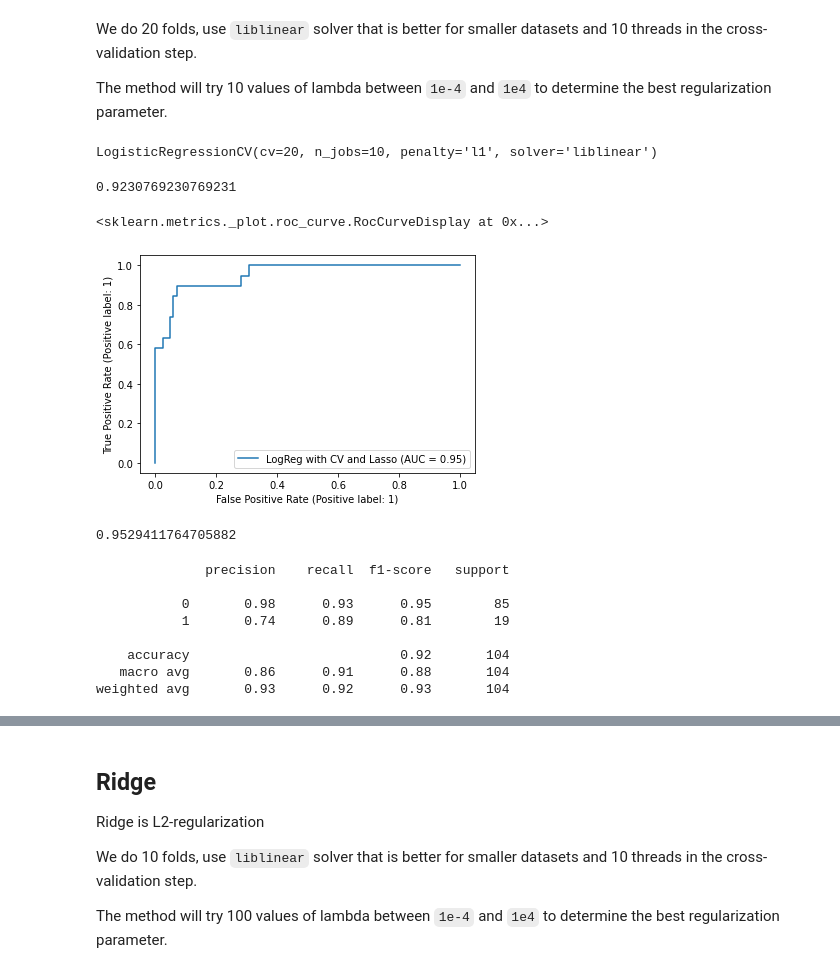
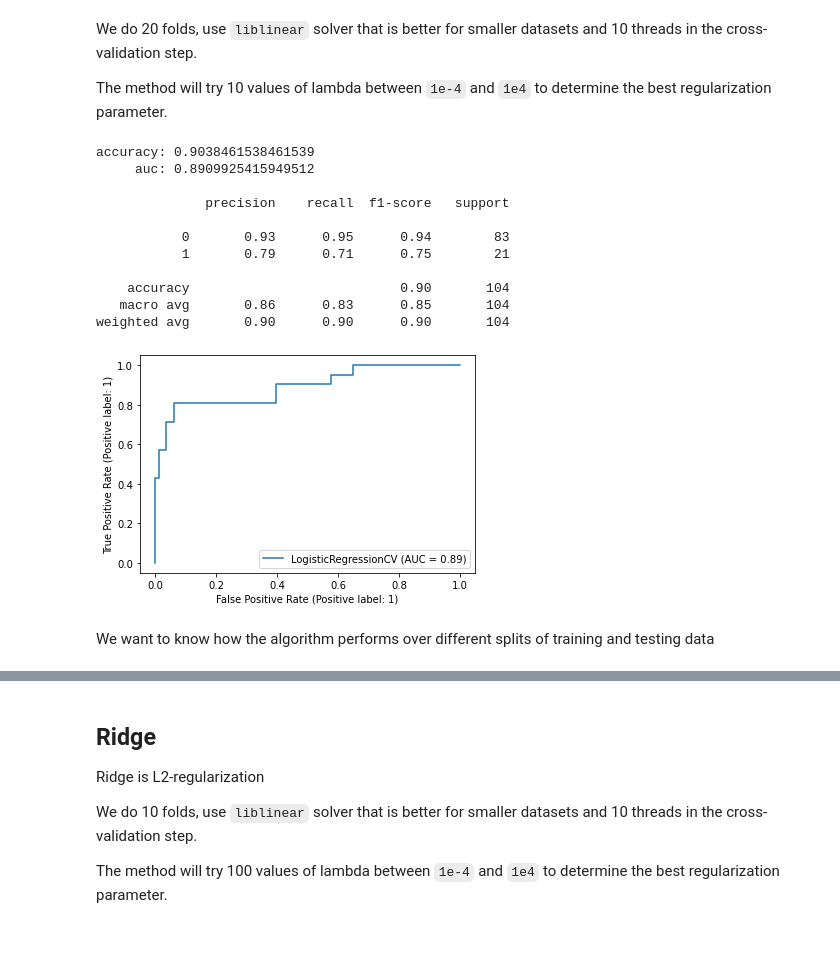
Before and after one commit to johannes-graner/statistical-machine-learning, a Jupyter notebook: project/LogReg.ipynb, the cells around one changed output, grey strips where cells are left out. Cells and saved outputs as stored; diff of their text form; code cells hidden in the pictures; blank space fills up the shorter version.

```diff
--- a/project/LogReg.ipynb
+++ b/project/LogReg.ipynb
@@ -101,12 +102,12 @@ cols_to_norm = [
     'Mean Age Female',
     'Age Lead',
     'Age Co-Lead',
-    'Number of actors',
-    'Proportion of words lead',
-    'Proportion of words co-lead',
-    'Ratio words co-lead lead',
-    'Proportion of words female',
-    'Proportion of female actors',
+    'Number of actors'#,
+    #'Proportion of words lead',
+    #'Proportion of words co-lead',
+    #'Ratio words co-lead lead',
+    #'Proportion of words female',
+    #'Proportion of female actors',
 ]
 # %%
 scaler = skl_pre.StandardScaler()
@@ -198,6 +201,15 @@ True
 features = featureSet1.copy()
 #features.remove('Proportion of words female')
 target = 'Lead'
+# %%
+def fit_and_test(classifier, train, test, features, target, suppress_output = False):
+    classifier.fit(train[features], train[target])
+    if not suppress_output:
+        skl_met.plot_roc_curve(classifier, test[features], test[target])
+        print('accuracy: ' + str(classifier.score(test[features], test[target])))
+        print('     auc: ' + str(skl_met.roc_auc_score(test[target], classifier.predict_proba(test[features])[:,1])) + '\n')
+        print(skl_met.classification_report(test[target], classifier.predict(test[features])))
+    return classifier
 # %% [markdown]
 ## Lasso
 
@@ -207,32 +219,19 @@ We do 20 folds, use `liblinear` solver that is better for smaller datasets and 1
 
 The method will try 10 values of lambda between `1e-4` and `1e4` to determine the best regularization parameter.
 # %%
-logRegLasso = skl_lm.LogisticRegressionCV(Cs=10, cv=20, penalty='l1', solver='liblinear', n_jobs=10)
+logRegLasso = fit_and_test(skl_lm.LogisticRegressionCV(Cs=10, cv=20, penalty='l1', solver='liblinear', n_jobs=10), train, test, features, target)
+# %% [output]
+accuracy: 0.9038461538461539
+     auc: 0.8909925415949512
+
+              precision    recall  f1-score   support
+
+           0       0.93      0.95      0.94        83
+           1       0.79      0.71      0.75        21
+
+    accuracy                           0.90       104
+   macro avg       0.86      0.83      0.85       104
+weighted avg       0.90      0.90      0.90       104
+[figure, added]
-# %%
-logRegLasso.fit(train[features], train[target])
-# %% [output]
-LogisticRegressionCV(cv=20, n_jobs=10, penalty='l1', solver='liblinear')
-# %%
-logRegLasso.score(test[features], test[target])
-# %% [output]
-0.9230769230769231
-# %%
-skl_met.plot_roc_curve(logRegLasso, test[features], test[target], name='LogReg with CV and Lasso')
-# %% [output]
-<sklearn.metrics._plot.roc_curve.RocCurveDisplay at 0x...>
-[figure, removed]
-# %%
-skl_met.roc_auc_score(test[target], logRegLasso.predict_proba(test[features])[:,1])
-# %% [output]
-0.9529411764705882
-# %%
-print(skl_met.classification_report(test[target], logRegLasso.predict(test[features])))
-# %% [output]
-              precision    recall  f1-score   support
-
-           0       0.98      0.93      0.95        85
-           1       0.74      0.89      0.81        19
-
-    accuracy                           0.92       104
-   macro avg       0.86      0.91      0.88       104
-weighted avg       0.93      0.92      0.93       104
+# %% [markdown]
+We want to know how the algorithm performs over different splits of training and testing data
```
Also changed, not shown: parts of 20 cells of this notebook.
